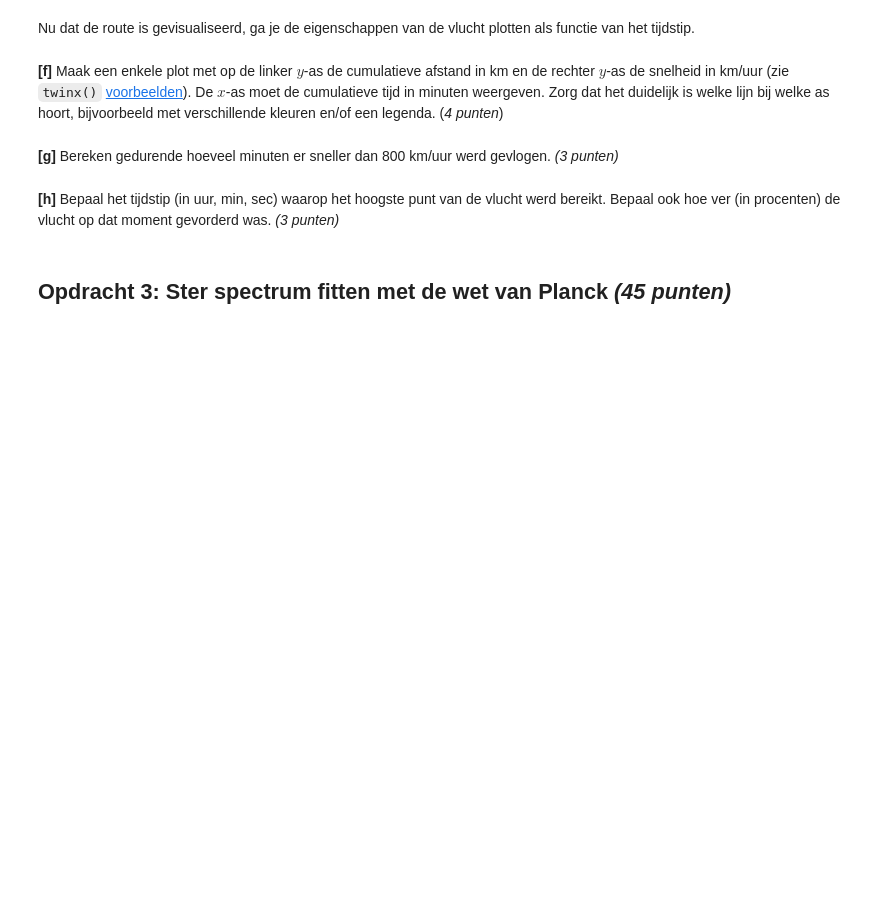
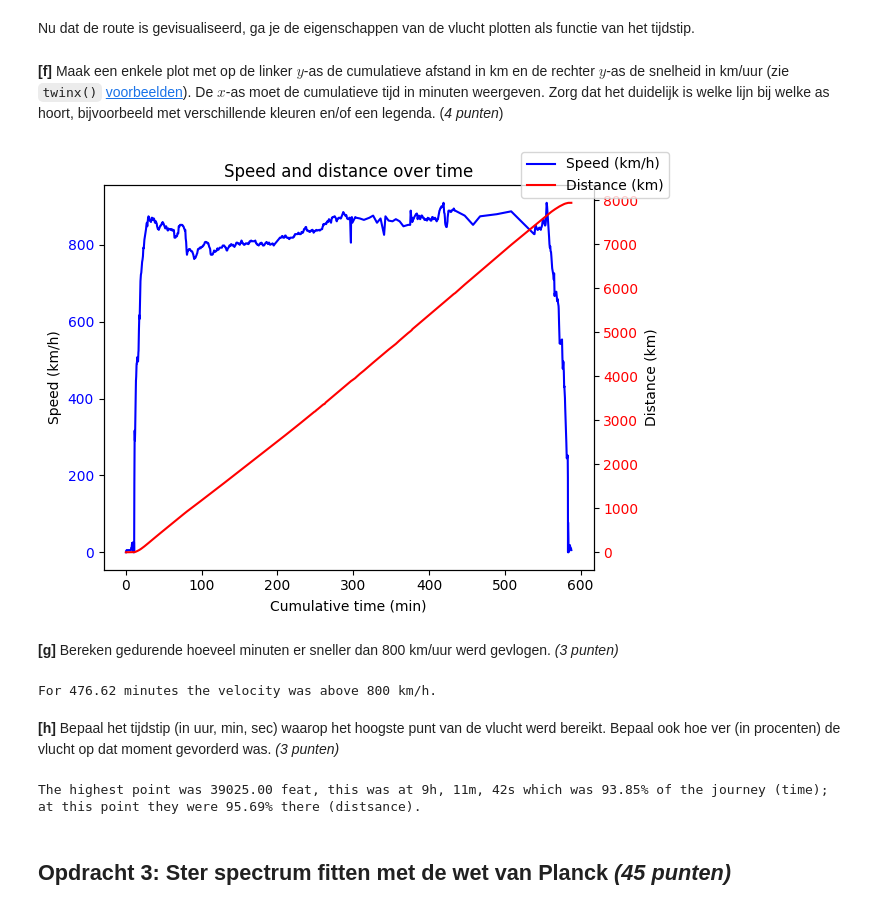
Before and after one commit to TheCaspeer/Huiswerk4PM, a Jupyter notebook: Huiswerk4.ipynb, the cells around one changed output. Drawn from its saved outputs; the diff is of its cells as text; code cells hidden in the pictures; blank space fills up the shorter version.

```diff
--- a/Huiswerk4.ipynb
+++ b/Huiswerk4.ipynb
@@ -351,8 +351,8 @@ a_vals = []
 for i in range(1,len(cumulative_time_arr)):
     # Calculating dt, dx, and dy
     delta_time = cumulative_time_arr[i] - cumulative_time_arr[i-1]
-    delta_longitude = longitude_expanded[i] - longitude_expanded[i-1]
-    delta_latitude = latitude_expanded[i] - latitude_expanded[i-1]
+    delta_longitude = longitude_radians[i] - longitude_radians[i-1]
+    delta_latitude = latitude_radians[i] - latitude_radians[i-1]
 
     # Calculating distance according to the Haversine formula
     a = np.sin(delta_latitude * 0.5)**2 + np.cos(latitude_radians[i - 1]) * np.cos(latitude_radians[i]) * np.sin(delta_longitude * 0.5)**2
@@ -362,12 +362,11 @@ for i in range(1,len(cumulative_time_arr)):
     cumulative_distance_arr[i] = distance + cumulative_distance_arr[i-1]
 
 print(cumulative_distance_arr[0:20]) # [0:20] was an arbitrarily chosen to limit to improve readability.
-# print all values of the array a_vals where the element is larger than 1
-print([a for a in a_vals if a > 1])
-# how do I get the index of that element?
-print([i for i, a in enumerate(a_vals) if a > 1])
-print([a for a in a_vals if a < 0])
-print([i for i, a in enumerate(a_vals) if a < 0])
+
+# Printing the data
+print(f"Total distance traveled: {cumulative_distance_arr[0:20]} km")
+print(f"Total time elapsed: {cumulative_time_arr[0:20]} seconds")
+# [0:20] was an arbitrarily chosen to limit to improve readability.
 # %% [output]
 [  0.  26.  42.  62.  80.  97. 403. 415. 424. 434. 443. 451. 459. 465.
  470. 475. 480. 484. 489. 494.]
@@ -406,15 +475,69 @@ Nu dat de route is gevisualiseerd, ga je de eigenschappen van de vlucht plotten
 # %% [markdown]
 **[f]** Maak een enkele plot met op de linker $y$-as de cumulatieve afstand in km en de rechter $y$-as de snelheid in km/uur (zie `twinx()` [voorbeelden](https://www.geeksforgeeks.org/matplotlib-axes-axes-twinx-in-python/)). De $x$-as moet de cumulatieve tijd in minuten weergeven. Zorg dat het duidelijk is welke lijn bij welke as hoort, bijvoorbeeld met verschillende kleuren en/of een legenda. (*4 punten*)
 # %%
-# ...
+speed_kmh = speed * 1.85200
+distance = cumulative_distance_arr
+x_as = cumulative_time_arr/60
+
+# Making the plot
+fig, ax1 = plt.subplots()
+ax1.set_xlabel("Cumulative time (min)")
+
+
+# Plotting the speed
+ax1.plot(x_as, speed_kmh, label='Speed (km/h)', color='blue')
+ax1.set_ylabel("Speed (km/h)")
+ax1.tick_params(axis='y',labelcolor='blue')
+
+# Plotting the distance
+ax2 = ax1.twinx()
+ax2.plot(x_as,distance, label='Distance (km)', color='red')
+ax2.set_ylabel("Distance (km)")
+ax2.tick_params(axis='y',labelcolor='red')
+
+# Adding labels, a legend and, a title
+fig.legend()
+plt.title("Speed and distance over time")
+fig.tight_layout()
+plt.show()
+# %% [output]
+[figure, added]
 # %% [markdown]
 **[g]** Bereken gedurende hoeveel minuten er sneller dan 800 km/uur werd gevlogen. *(3 punten)*
 # %%
-# ...
+# get indices of speed_kmh where it is above 800
+indices = np.where(speed_kmh > 800)[0]
+totalTimeFast = 0 # totalTimeFast is chosen as a variable name to avoid confusion with total_time
+for x in indices:
+    intervalT = cumulative_time_arr[x+1]-cumulative_time_arr[x]
+    totalTimeFast += intervalT
+
+totalTimeFast_minutes = totalTimeFast/60
+
+print(f"For {totalTimeFast_minutes:.2f} minutes the velocity was above 800 km/h.")
+# %% [output]
+For 476.62 minutes the velocity was above 800 km/h.
 # %% [markdown]
 **[h]** Bepaal het tijdstip (in uur, min, sec) waarop het hoogste punt van de vlucht werd bereikt. Bepaal ook hoe ver (in procenten) de vlucht op dat moment gevorderd was. *(3 punten)*
 # %%
-# ...
+# find where the arr height has the highest value
+maxHeight = np.max(altitude)
+maxHeight_index = np.argmax(altitude)
+
+# Determines at what percentage of the flight this was.
+percentageTime = (cumulative_time_arr[maxHeight_index]/cumulative_time_arr[-1])*100
+percentageDistance = (cumulative_distance_arr[maxHeight_index]/cumulative_distance_arr[-1])*100
+
+# Determining at what time of day this was.
+maxHeight_time = time[maxHeight_index] - time[0]
+maxHeight_hours = maxHeight_time.astype('timedelta64[h]').astype(int)
+maxHeight_minutes = (maxHeight_time - np.timedelta64(maxHeight_hours, 'h')).astype('timedelta64[m]').astype(int)
+maxHeight_seconds = (maxHeight_time - np.timedelta64(maxHeight_hours, 'h') - np.timedelta64(maxHeight_minutes, 'm')).astype('timedelta64[s]').astype(int)
+time_text = f"{maxHeight_hours}h, {maxHeight_minutes}m, {maxHeight_seconds}s"
+
+print(f"The highest point was {maxHeight:.2f} feat, this was at {time_text} which was {percentageTime:.2f}% of the journey (time); at this point they were {percentageDistance:.2f}% there (distsance).")
+# %% [output]
+The highest point was 39025.00 feat, this was at 9h, 11m, 42s which was 93.85% of the journey (time); at this point they were 95.69% there (distsance).
 # %% [markdown]
 ## Opdracht 3: Ster spectrum fitten met de wet van Planck *(45 punten)* <a class='anchor' id='ster_spectrum'></a>
 # %% [markdown]
```
Also changed, not shown: parts of 9 cells of this notebook.
